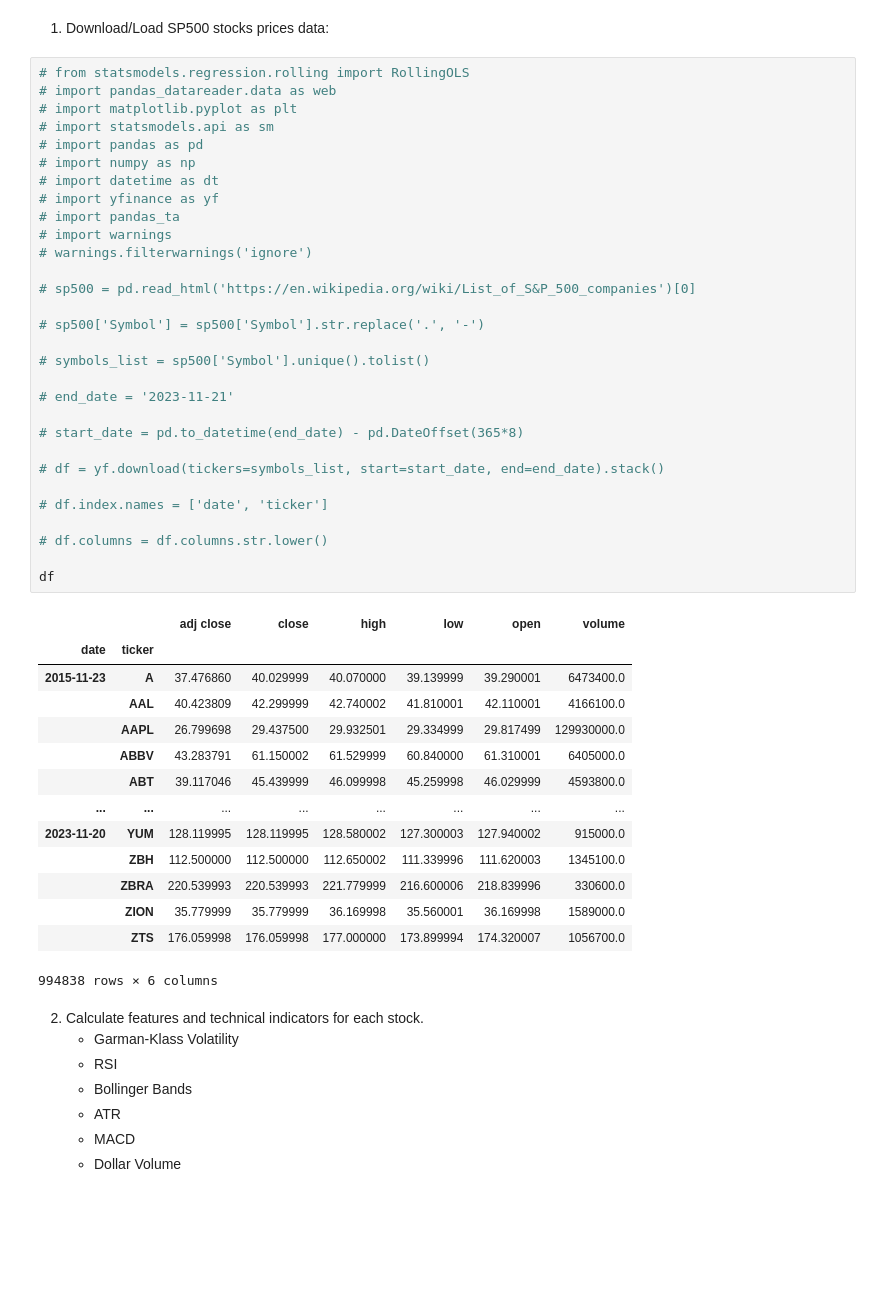
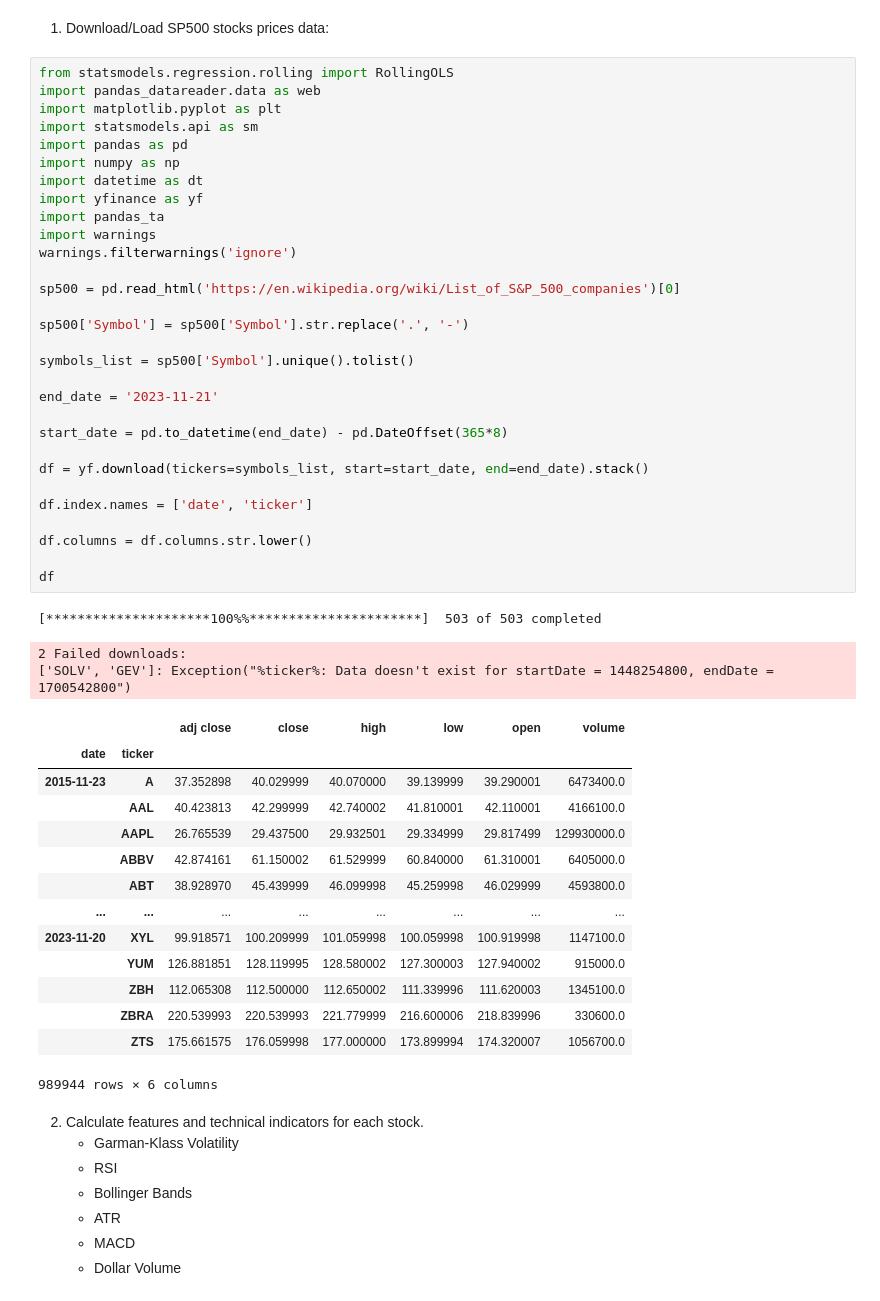
Before and after one commit to thuanqh/algo-trade, a Jupyter notebook: notebooks/Machine_Learning_Quant_Strategies.ipynb, the cells around one changed output. Saved outputs shown, nothing was run; the diff lists cells and outputs as text; blank space fills up the shorter version.

```diff
--- a/notebooks/Machine_Learning_Quant_Strategies.ipynb
+++ b/notebooks/Machine_Learning_Quant_Strategies.ipynb
@@ -43,50 +43,53 @@ Note: you may need to restart the kernel to use updated packages.
 # %% [markdown]
 1. Download/Load SP500 stocks prices data:
 # %%
-# from statsmodels.regression.rolling import RollingOLS
-# import pandas_datareader.data as web
-# import matplotlib.pyplot as plt
-# import statsmodels.api as sm
-# import pandas as pd
-# import numpy as np
-# import datetime as dt
-# import yfinance as yf
-# import pandas_ta
-# import warnings
-# warnings.filterwarnings('ignore')
+from statsmodels.regression.rolling import RollingOLS
+import pandas_datareader.data as web
+import matplotlib.pyplot as plt
+import statsmodels.api as sm
+import pandas as pd
+import numpy as np
+import datetime as dt
+import yfinance as yf
+import pandas_ta
+import warnings
+warnings.filterwarnings('ignore')
 
-# sp500 = pd.read_html('https://en.wikipedia.org/wiki/List_of_S&P_500_companies')[0]
+sp500 = pd.read_html('https://en.wikipedia.org/wiki/List_of_S&P_500_companies')[0]
 
-# sp500['Symbol'] = sp500['Symbol'].str.replace('.', '-')
+sp500['Symbol'] = sp500['Symbol'].str.replace('.', '-')
 
-# symbols_list = sp500['Symbol'].unique().tolist()
+symbols_list = sp500['Symbol'].unique().tolist()
 
-# end_date = '2023-11-21'
+end_date = '2023-11-21'
 
-# start_date = pd.to_datetime(end_date) - pd.DateOffset(365*8)
+start_date = pd.to_datetime(end_date) - pd.DateOffset(365*8)
 
-# df = yf.download(tickers=symbols_list, start=start_date, end=end_date).stack()
+df = yf.download(tickers=symbols_list, start=start_date, end=end_date).stack()
 
-# df.index.names = ['date', 'ticker']
+df.index.names = ['date', 'ticker']
 
-# df.columns = df.columns.str.lower()
+df.columns = df.columns.str.lower()
 
 df
 # %% [output]
+[*********************100%%**********************]  503 of 503 completed
+2 Failed downloads:
+['SOLV', 'GEV']: Exception("%ticker%: Data doesn't exist for startDate = 1448254800, endDate = 1700542800")
 |  |  | adj close | close | high | low | open | volume |
 | date | ticker |  |  |  |  |  |  |
-| 2015-11-23 | A | 37.476860 | 40.029999 | 40.070000 | 39.139999 | 39.290001 | 6473400.0 |
-|  | AAL | 40.423809 | 42.299999 | 42.740002 | 41.810001 | 42.110001 | 4166100.0 |
-|  | AAPL | 26.799698 | 29.437500 | 29.932501 | 29.334999 | 29.817499 | 129930000.0 |
-|  | ABBV | 43.283791 | 61.150002 | 61.529999 | 60.840000 | 61.310001 | 6405000.0 |
-|  | ABT | 39.117046 | 45.439999 | 46.099998 | 45.259998 | 46.029999 | 4593800.0 |
+| 2015-11-23 | A | 37.352898 | 40.029999 | 40.070000 | 39.139999 | 39.290001 | 6473400.0 |
+|  | AAL | 40.423813 | 42.299999 | 42.740002 | 41.810001 | 42.110001 | 4166100.0 |
+|  | AAPL | 26.765539 | 29.437500 | 29.932501 | 29.334999 | 29.817499 | 129930000.0 |
+|  | ABBV | 42.874161 | 61.150002 | 61.529999 | 60.840000 | 61.310001 | 6405000.0 |
+|  | ABT | 38.928970 | 45.439999 | 46.099998 | 45.259998 | 46.029999 | 4593800.0 |
 | ... | ... | ... | ... | ... | ... | ... | ... |
-| 2023-11-20 | YUM | 128.119995 | 128.119995 | 128.580002 | 127.300003 | 127.940002 | 915000.0 |
-|  | ZBH | 112.500000 | 112.500000 | 112.650002 | 111.339996 | 111.620003 | 1345100.0 |
+| 2023-11-20 | XYL | 99.918571 | 100.209999 | 101.059998 | 100.059998 | 100.919998 | 1147100.0 |
+|  | YUM | 126.881851 | 128.119995 | 128.580002 | 127.300003 | 127.940002 | 915000.0 |
+|  | ZBH | 112.065308 | 112.500000 | 112.650002 | 111.339996 | 111.620003 | 1345100.0 |
 |  | ZBRA | 220.539993 | 220.539993 | 221.779999 | 216.600006 | 218.839996 | 330600.0 |
-|  | ZION | 35.779999 | 35.779999 | 36.169998 | 35.560001 | 36.169998 | 1589000.0 |
-|  | ZTS | 176.059998 | 176.059998 | 177.000000 | 173.899994 | 174.320007 | 1056700.0 |
+|  | ZTS | 175.661575 | 176.059998 | 177.000000 | 173.899994 | 174.320007 | 1056700.0 |
-994838 rows × 6 columns
+989944 rows × 6 columns
 # %% [markdown]
 2. Calculate features and technical indicators for each stock.
    - Garman-Klass Volatility
```
Also changed, not shown: parts of 9 cells of this notebook, 2 other files.
